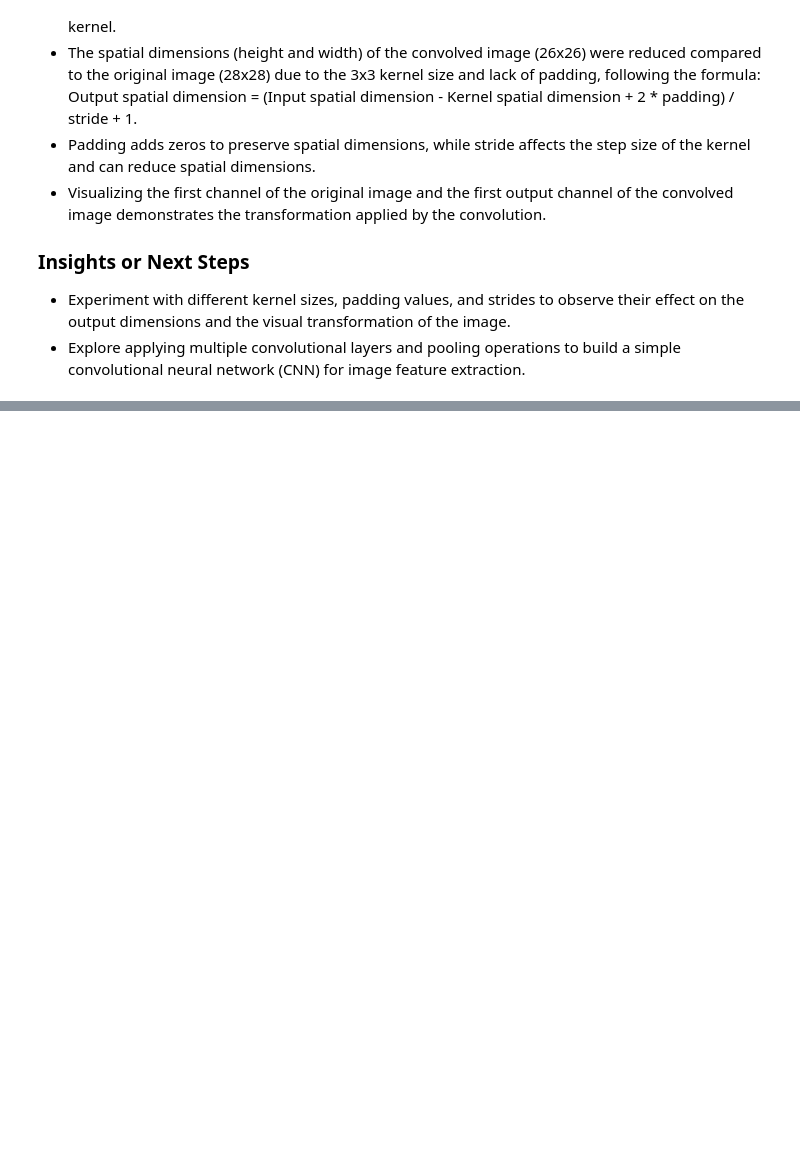
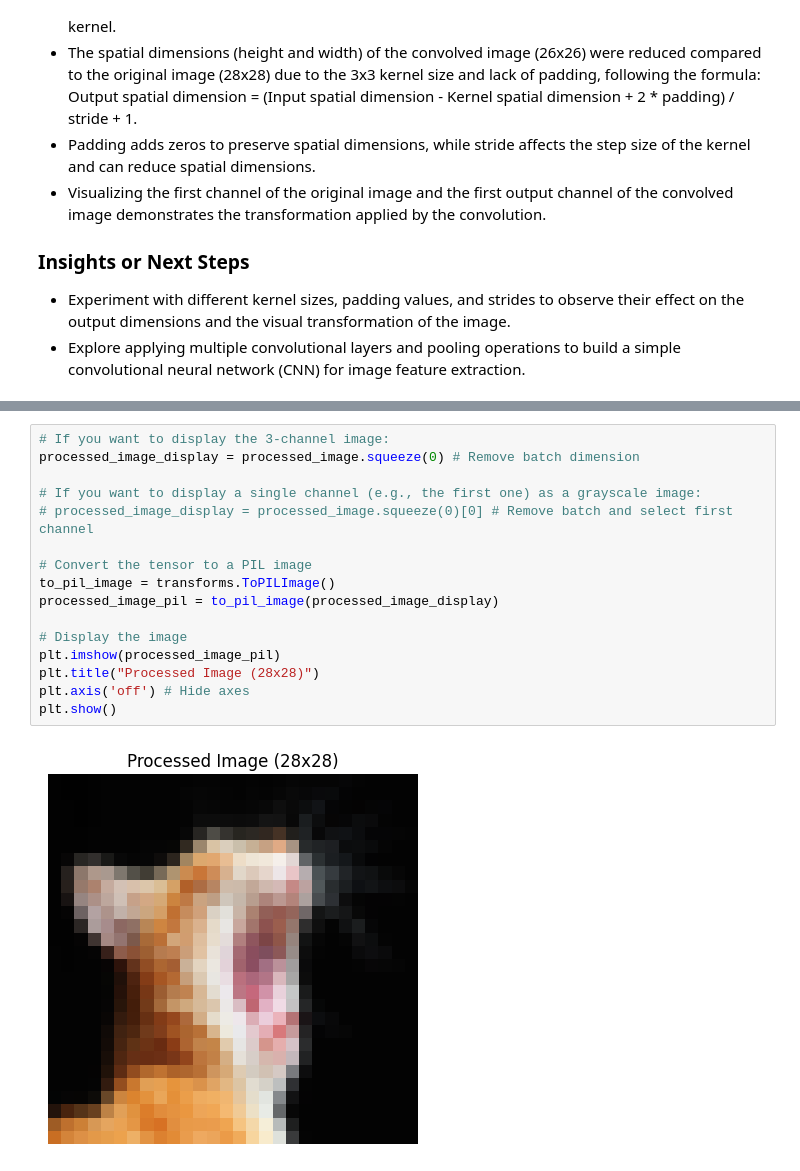
Before and after one commit to jcmachicao/deep_learning_2025_curso, a Jupyter notebook: S02__CNN_demo_conv_simple.ipynb, the cells around one changed output, grey strips where cells are left out. Drawn from its saved outputs; the diff is of its cells as text; blank space fills up the shorter version.

```diff
--- a/S02__CNN_demo_conv_simple.ipynb
+++ b/S02__CNN_demo_conv_simple.ipynb
@@ -124,0 +168,18 @@ plt.show()
+# %%
+# If you want to display the 3-channel image:
+processed_image_display = processed_image.squeeze(0) # Remove batch dimension
+
+# If you want to display a single channel (e.g., the first one) as a grayscale image:
+# processed_image_display = processed_image.squeeze(0)[0] # Remove batch and select first channel
+
+# Convert the tensor to a PIL image
+to_pil_image = transforms.ToPILImage()
+processed_image_pil = to_pil_image(processed_image_display)
+
+# Display the image
+plt.imshow(processed_image_pil)
+plt.title("Processed Image (28x28)")
+plt.axis('off') # Hide axes
+plt.show()
+# %% [output]
+[figure, added]
```
Also changed, not shown: parts of 2 cells of this notebook.
